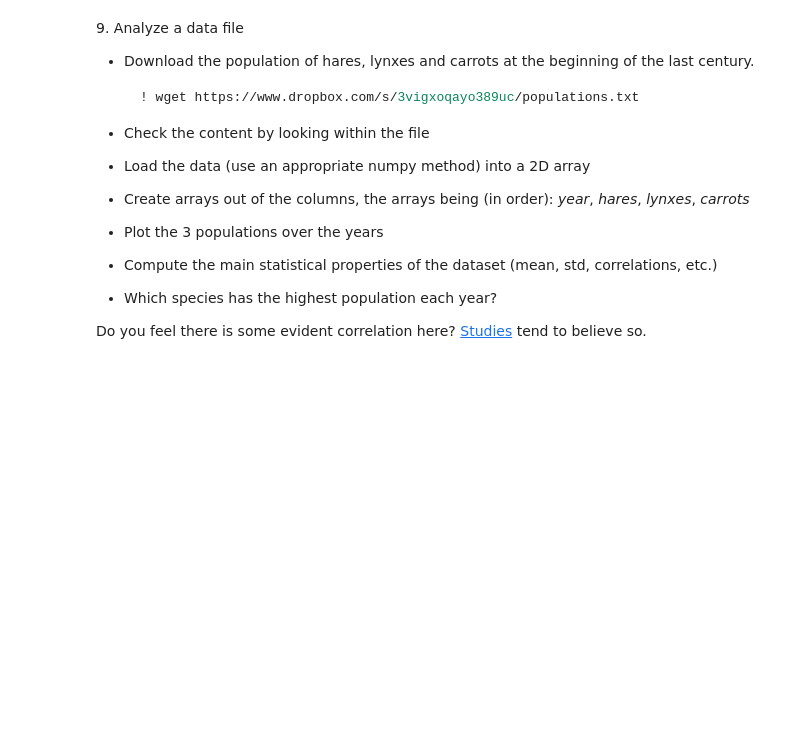
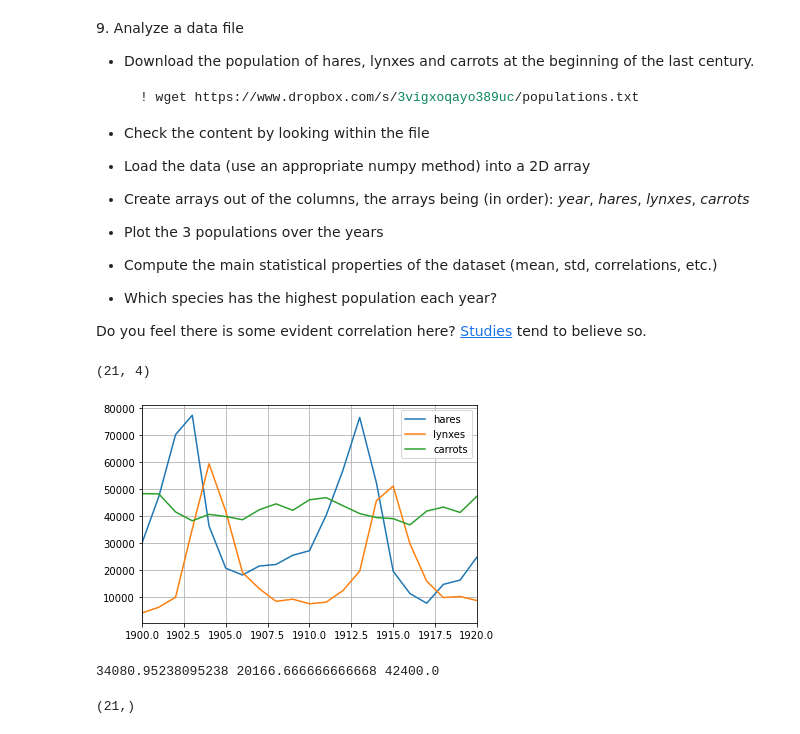
Before and after one commit to GiacomoDiPrima/LaboratoryOfComputationalPhysics_Y5, a Jupyter notebook: 04ex_Numpy.ipynb, the cells around one changed output. Drawn from its saved outputs; the diff is of its cells as text; code cells hidden in the pictures; blank space fills up the shorter version.

```diff
--- a/04ex_Numpy.ipynb
+++ b/04ex_Numpy.ipynb
@@ -264,3 +264,29 @@ Did you get what you expected?
   * Which species has the highest population each year?
 
 Do you feel there is some evident correlation here? [Studies](https://www.enr.gov.nt.ca/en/services/lynx/lynx-snowshoe-hare-cycle) tend to believe so.
+# %%
+Data = np.loadtxt("populations.txt", skiprows=0)
+print(Data.shape)
+# %% [output]
+(21, 4)
+# %%
+plt.plot(Data[:, 0], Data[:, 1], label='hares')
+plt.plot(Data[:, 0], Data[:, 2], label='lynxes')
+plt.plot(Data[:, 0], Data[:, 3], label='carrots')
+
+plt.xlim(Data[:,0].min(), Data[:,0].max())
+plt.legend(loc='upper right')
+plt.grid(zorder=-1)
+plt.show()
+# %% [output]
+[figure, added]
+# %%
+uh, ul, uc,       = Data[:, 1:].mean(axis=0)
+stdh, stdl, stdc = Data[:, 1:].std(axis=0)
+# %% [output]
+34080.95238095238 20166.666666666668 42400.0
+# %%
+hpop = Data[:, 1:].max(axis=1)
+print(hpop.shape)
+# %% [output]
+(21,)
```
Also changed, not shown: parts of 3 cells of this notebook.
